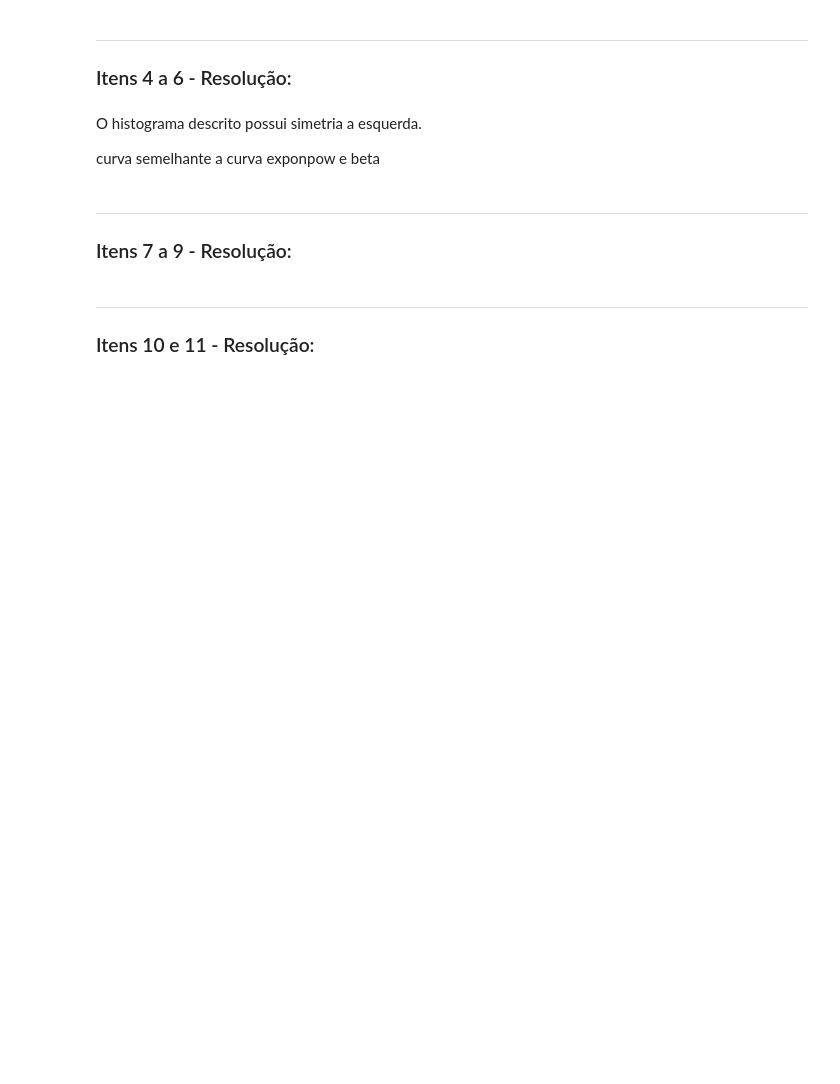
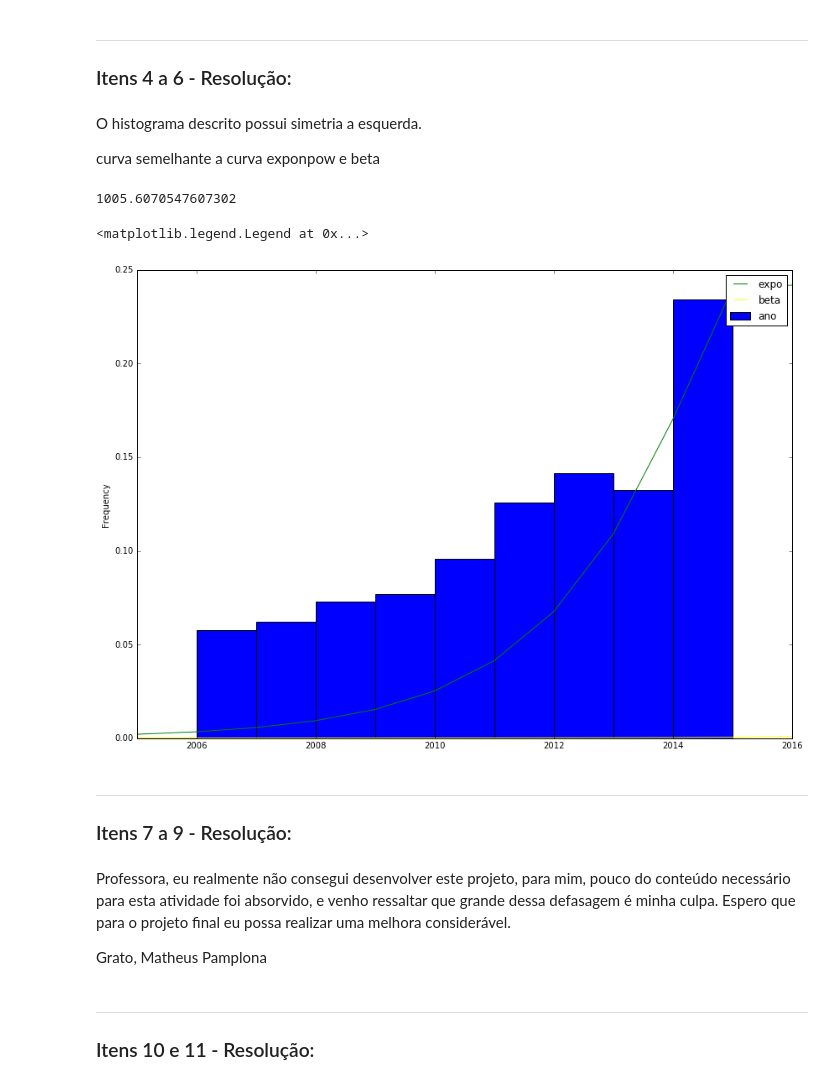
Before and after one commit to pamplonamatheus/CD, a Jupyter notebook: miniprojeto/MiniProjeto1 Layout.ipynb, the cells around one changed output. Saved outputs shown, nothing was run; the diff lists cells and outputs as text; code cells hidden in the pictures; blank space fills up the shorter version.

```diff
--- a/miniprojeto/MiniProjeto1 Layout.ipynb
+++ b/miniprojeto/MiniProjeto1 Layout.ipynb
@@ -62,9 +53,57 @@ ___
 O histograma descrito possui simetria a esquerda.
 
 curva semelhante a curva exponpow e beta
+# %%
+mu_exp = novo.ano.mean()
+gamma = 2
+theta_gamma = novo.ano.mean()/gamma
+print(theta_gamma)
+
+x = np.linspace(0, 2016, 2016)
+
+fig = plt.figure(figsize=(14,10))
+
+faixa2= range(2005,2016,1)
+freq2=pd.cut(novo.ano,faixa2)
+a2=freq2.value_counts()
+#plot =novo.ano.plot.hist(bins=faixa2,color=('m'))
+#exponencial = stats.expon.pdf(x, scale=mu_exp)
+#expo = stats.exponpow.pdf(x, 1000, scale=12000, loc=0)
+#gamma = stats.gamma.pdf(x, scale=theta_gamma, loc=0, a=gamma)
+
+
+#plt.plot(x, expo, '-', color='green', label="exponpon") # Plota a gamma teórica
+#plt.plot(x, exponencial, '-', color='red', label="Exponencial") # Plota a exponencial teórica
+#plt.xlim(2000,2016)
+#plt.legend()
+
+
+a = 0.001
+k_gama = 1
+
+b = 1000
+teta_gama = novo.ano.mean()/k_gama
+
+novo.ano.plot(kind='hist', bins=faixa2, normed=True, legend=False)
+expo = stats.exponpow.pdf(x, b, scale=2016, loc=0)
+beta = stats.beta.pdf(x, k_gama, a, scale=2016, loc=1)
+
+plt.plot(x,expo, '-', color='green', label="expo")
+plt.xlim(2005,2016)
+plt.plot(x,beta, '-', color='yellow', label="beta")
+
+plt.legend()
+# %% [output]
+1005.6070547607302
+<matplotlib.legend.Legend at 0x...>
+[figure, added]
 # %% [markdown]
 ___
 ### Itens 7 a 9 - Resolução:
+# %% [markdown]
+Professora, eu realmente não consegui desenvolver este projeto, para mim, pouco do conteúdo necessário para esta atividade foi absorvido, e venho ressaltar que grande dessa defasagem é minha culpa. Espero que para o projeto final eu possa realizar uma melhora considerável.
+
+Grato, Matheus Pamplona
 # %% [markdown]
 ___
 ### Itens 10 e 11 - Resolução:
```
Also changed, not shown: parts of 3 cells of this notebook.
